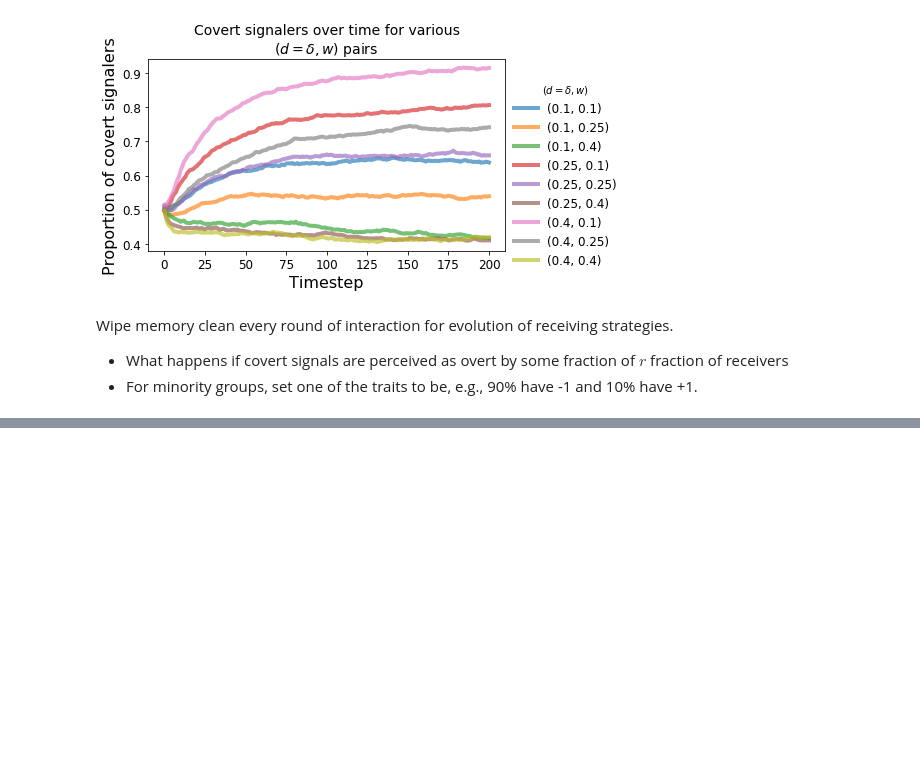
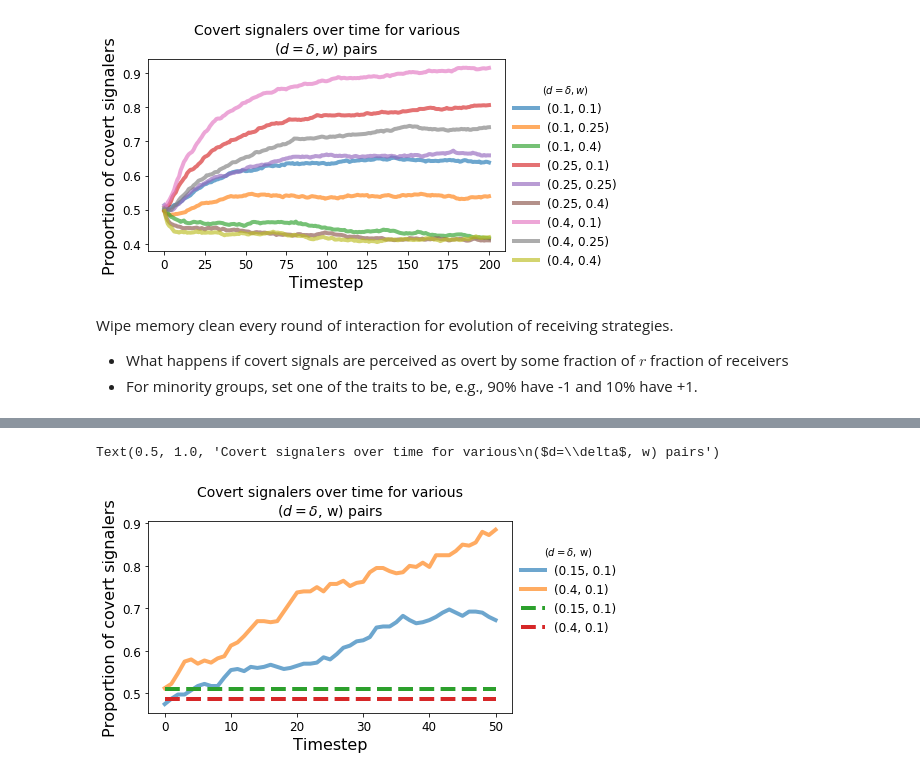
Before and after one commit to mt-digital/identity-signaling, a Jupyter notebook: confirmatory experiments.ipynb, the cells around one changed output, grey strips where cells are left out. Drawn from its saved outputs; the diff is of its cells as text; code cells hidden in the pictures; blank space fills up the shorter version.

Commit message:
updated model and experiments to have receiving strategy evolve

```diff
--- a/confirmatory experiments.ipynb
+++ b/confirmatory experiments.ipynb
@@ -274,3 +274,17 @@ Wipe memory clean every round of interaction for evolution of receiving strategi
 
 * What happens if covert signals are perceived as overt by some fraction of $r$ fraction of receivers
 * For minority groups, set one of the traits to be, e.g., 90% have -1 and 10% have +1.
+# %%
+from id_signaling.experiment import trials_dislikepen_homophily
+# XXX as of 2/18 this code below has attitude resetting after
+# evolution, and code above does not.
+
+dislike_penalty = 0.15; homophily = 0.1;
+n_trials=4; n_iter=20;
+demo_1 = \
+    trials_dislikepen_homophily(dislike_penalty, homophily, n_trials, n_iter)
+
+dislike_penalty = 0.40; homophily = 0.1;
+# n_trials=4; n_iter=50;
+demo_2 = \
+    trials_dislikepen_homophily(dislike_penalty, homophily, n_trials, n_iter)
@@ -276,0 +309,6 @@ Wipe memory clean every round of interaction for evolution of receiving strategi
+# %%
+df_demo = pd.concat([demo_1, demo_2])
+
+print(len(df_demo))
+
+df_demo.head(20)
@@ -276,0 +334,27 @@ Wipe memory clean every round of interaction for evolution of receiving strategi
+# %%
+gb_mean = df_demo.groupby(
+    ['dislike_penalty', 'homophily', 'timestep']
+)['prop_covert'].mean()
+
+covert_means = gb_mean.unstack(level=(0,1))
+
+gb_mean = df_demo.groupby(
+    ['dislike_penalty', 'homophily', 'timestep']
+)['prop_churlish'].mean()
+
+churlish_means = gb_mean.unstack(level=(0,1))
+
+# plt.figure(figsize=(8, 4))
+ax = covert_means.plot(lw=4, alpha=0.65, figsize=(7.5, 4))
+churlish_means.plot(lw=4, ls='--', ax=ax)
+
+plt.legend(bbox_to_anchor= (1.01, 0.9), ncol=1, title='($d=\delta$, w)',
+            borderaxespad=0, frameon=False, prop={'size': 12})
+plt.xticks(size=12)
+plt.yticks(size=12)
+plt.ylabel('Proportion of covert signalers', size=16)
+plt.xlabel('Timestep', size=16)
+plt.title('Covert signalers over time for various\n($d=\delta$, w) pairs', size=14)
+# %% [output]
+Text(0.5, 1.0, 'Covert signalers over time for various\n($d=\\delta$, w) pairs')
+[figure, added]
```
Also changed, not shown: parts of 2 cells of this notebook, 2 other files.
